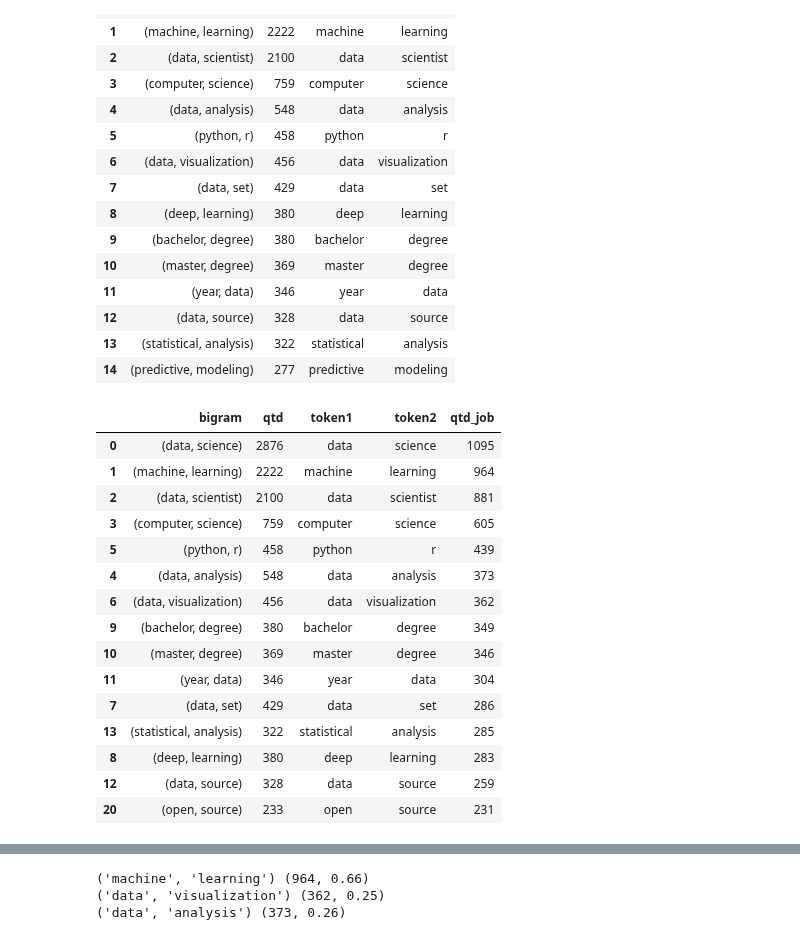
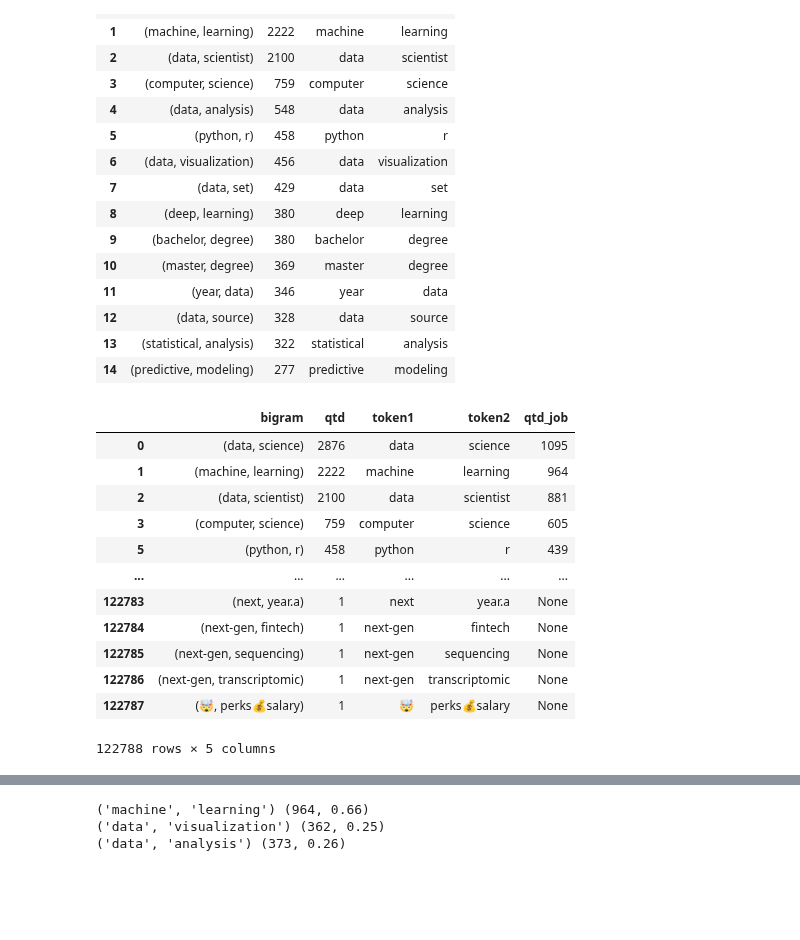
Before and after one commit to rknagao/studies, a Jupyter notebook: skills_keywords/notebook.ipynb, the cells around one changed output, grey strips where cells are left out. Cells and saved outputs as stored; diff of their text form; code cells hidden in the pictures; blank space fills up the shorter version.

```diff
--- a/skills_keywords/notebook.ipynb
+++ b/skills_keywords/notebook.ipynb
@@ -554,23 +554,19 @@ for index, row in tqdm(df_bi.iterrows(), total=df_bi.shape[0]):
         df_bi.at[index, 'qtd_job'] = qtd_jobs
 
 df_bi = df_bi.sort_values('qtd_job', ascending=False)
-# %%
-
-df_bi.head(15)
-# %% [output]
-|  | bigram | qtd | token1 | token2 | qtd_job |
-| 0 | (data, science) | 2876 | data | science | 1095 |
-| 1 | (machine, learning) | 2222 | machine | learning | 964 |
-| 2 | (data, scientist) | 2100 | data | scientist | 881 |
-| 3 | (computer, science) | 759 | computer | science | 605 |
-| 5 | (python, r) | 458 | python | r | 439 |
-| 4 | (data, analysis) | 548 | data | analysis | 373 |
-| 6 | (data, visualization) | 456 | data | visualization | 362 |
-| 9 | (bachelor, degree) | 380 | bachelor | degree | 349 |
-| 10 | (master, degree) | 369 | master | degree | 346 |
-| 11 | (year, data) | 346 | year | data | 304 |
-| 7 | (data, set) | 429 | data | set | 286 |
-| 13 | (statistical, analysis) | 322 | statistical | analysis | 285 |
-| 8 | (deep, learning) | 380 | deep | learning | 283 |
-| 12 | (data, source) | 328 | data | source | 259 |
-| 20 | (open, source) | 233 | open | source | 231 |
+# %%
+df_bi
+# %% [output]
+|  | bigram | qtd | token1 | token2 | qtd_job |
+| 0 | (data, science) | 2876 | data | science | 1095 |
+| 1 | (machine, learning) | 2222 | machine | learning | 964 |
+| 2 | (data, scientist) | 2100 | data | scientist | 881 |
+| 3 | (computer, science) | 759 | computer | science | 605 |
+| 5 | (python, r) | 458 | python | r | 439 |
+| ... | ... | ... | ... | ... | ... |
+| 122783 | (next, year.a) | 1 | next | year.a | None |
+| 122784 | (next-gen, fintech) | 1 | next-gen | fintech | None |
+| 122785 | (next-gen, sequencing) | 1 | next-gen | sequencing | None |
+| 122786 | (next-gen, transcriptomic) | 1 | next-gen | transcriptomic | None |
+| 122787 | (🤯, perks💰salary) | 1 | 🤯 | perks💰salary | None |
+122788 rows × 5 columns
```
Also changed, not shown: parts of 2 cells of this notebook.
